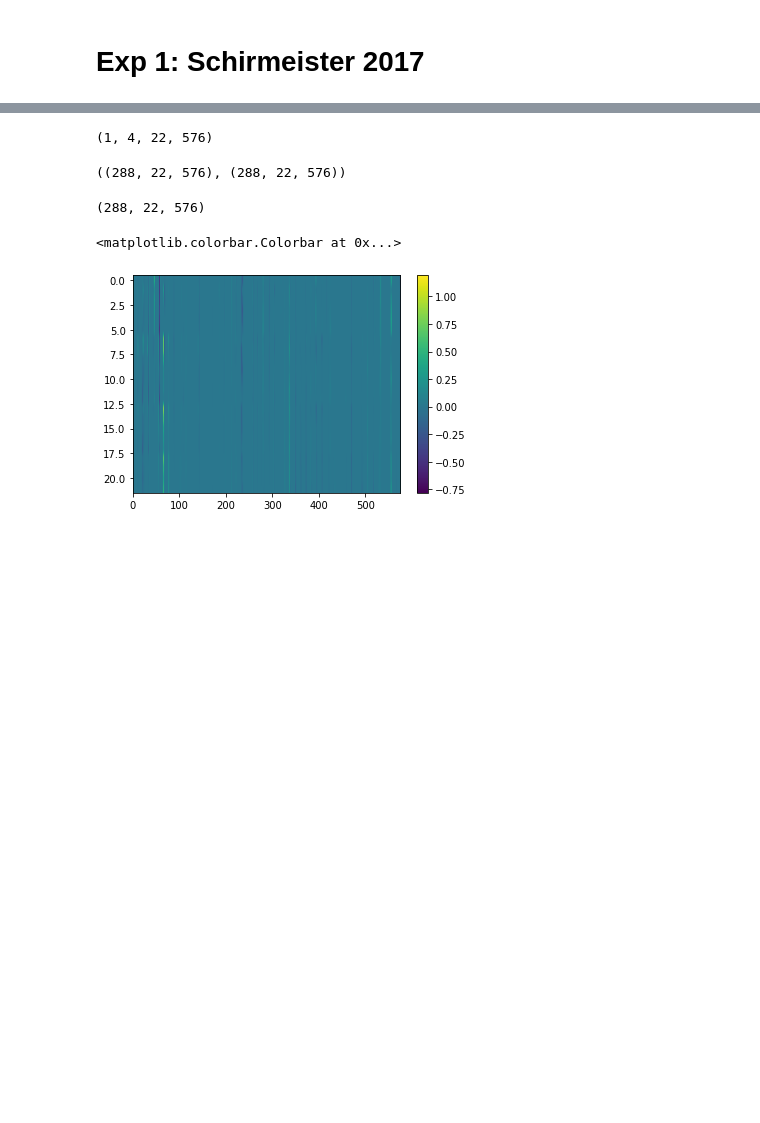
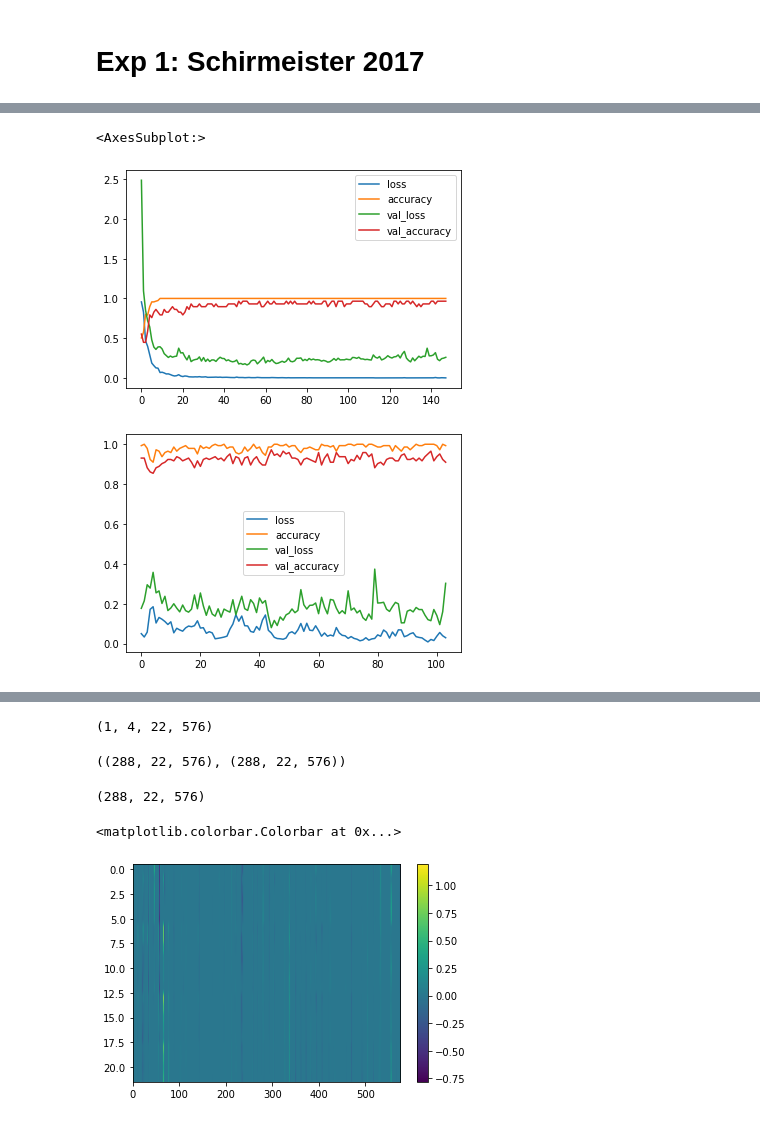
Before and after one commit to UN-GCPDS/python-gcpds.EEG_Tensorflow_models, a Jupyter notebook: Examples/BCI2a/shallowconvnet.ipynb, the cells around one changed output, grey strips where cells are left out. Drawn from its saved outputs; the diff is of its cells as text; code cells hidden in the pictures; blank space fills up the shorter version.

```diff
--- a/Examples/BCI2a/shallowconvnet.ipynb
+++ b/Examples/BCI2a/shallowconvnet.ipynb
@@ -77,21 +16,0 @@ Loading data for 48 events and 875 original time points ...
-# %%
-X_train, y_train = get_data_from_BaseConcatDataset(train_set)
-X_test, y_test = get_data_from_BaseConcatDataset(test_set)
-
-mapping_classes = train_set.datasets[0].windows.event_id
-if len(classes) != len(mapping_classes):
-    classes_id = [mapping_classes[cls] for cls in classes]
-    X_train, y_train = get_classes(X_train, y_train, classes_id)
-    X_test, y_test = get_classes(X_test, y_test, classes_id)
-info = windows_dataset.datasets[0].windows.info
-
-#It is generally recommended not to epoch downsampled data,
-#but instead epoch and then downsample, as epoching
-#downsampled data jitters triggers. -> mne.io.Raw.resample()
-if new_fs == info["sfreq"]:
-    print('No resampling, since new sampling rate same.')
-else:
-    print("Resampling from {:f} to {:f} Hz.".format(info["sfreq"], new_fs))
-    X_train = resample(X_train,int((X_train.shape[-2]/info["sfreq"])*new_fs),axis=-2)
-    X_test = resample(X_test,int((X_test.shape[-2]/info["sfreq"])*new_fs),axis=-2)
-    info['sfreq'] = new_fs
@@ -100,7 +17,7 @@ Resampling from 250.000000 to 128.000000 Hz.
 # %% [markdown]
 # Exp 1: Schirmeister 2017
 # %%
-with tf.device('/gpu:0'):
+with tf.device('/cpu:0'):
     opt_args = {'lr': 0.01,'beta_1': 0.9}
     optimizer = get_optimizer('Adam',opt_args)
 
@@ -122,22 +39,22 @@ with tf.device('/gpu:0'):
     History = []
     Subject = []
     new_fs = 128.0
-    for sbj in [4,5,6,7,9]:#subjects:
+    for sbj in [8]:#subjects:
         print('Subject: {:d} of {:d}'.format(sbj,len(subjects)))
 
         classes = ["left_hand", "right_hand"]#["feet", "left_hand", "right_hand", "tongue"]
-        windows_dataset = load_dataset(dataset_name="BNCI2014001", subject_id=2)
+        windows_dataset = load_dataset(dataset_name="BNCI2014001", subject_id=sbj)
         sessions = windows_dataset.split('session')
         train_set = sessions['session_T']
         valid_set = sessions['session_E']
-        X_train, y_train = load_dataset.get_data_from_BaseConcatDataset(train_set)
-        X_test, y_valid = load_dataset.get_data_from_BaseConcatDataset(valid_set)
+        X_train, y_train = get_data_from_BaseConcatDataset(train_set)
+        X_valid, y_valid = get_data_from_BaseConcatDataset(valid_set)
 
         mapping_classes = train_set.datasets[0].windows.event_id
         if len(classes) != len(mapping_classes):
             classes_id = [mapping_classes[cls] for cls in classes]
-            X_train, y_train = load_dataset.get_classes(X_train, y_train, classes_id)
-            X_valid, y_valid = load_dataset.get_classes(X_valid, y_valid, classes_id)
+            X_train, y_train = get_classes(X_train, y_train, classes_id)
+            X_valid, y_valid = get_classes(X_valid, y_valid, classes_id)
         info = windows_dataset.datasets[0].windows.info
 
         #It is generally recommended not to epoch downsampled data,
@@ -152,9 +69,8 @@ with tf.device('/gpu:0'):
             info['sfreq'] = new_fs
 
 
-        model_args = {'nb_classes':4,'Chans':X_train.shape[1],'Samples':X_train.shape[2],'dropoutRate':0.5,'version':Version}
+        model_args = {'nb_classes':2,'Chans':X_train.shape[1],'Samples':X_train.shape[2],'dropoutRate':0.5,'version':Version}
         model = get_model(model_name,model_args)
-
 
 
         #model_args = {'nb_classes':4,'Chans':X_train.shape[1],'Samples':X_train.shape[2],'dropoutRate':0.5,'version':'2017'}
@@ -174,7 +90,7 @@ with tf.device('/gpu:0'):
         acc = cv.get_accuracy()
         print('Subject accuracy: {:f}'.format(acc))
         Acc.append(acc)
-        History.append(History)
+        History.append(history)
         Subject.append(sbj)
 
         results = {}
@@ -352,0 +203,8 @@ model,X_train,y_train,tmpr_
+# %%
+import pandas as pd
+pd.DataFrame(history[0].history).plot()
+pd.DataFrame(history[1].history).plot()
+# %% [output]
+<AxesSubplot:>
+[figure, added]
+[figure, added]
```
Also changed, not shown: parts of 20 cells of this notebook, 1 other file.
